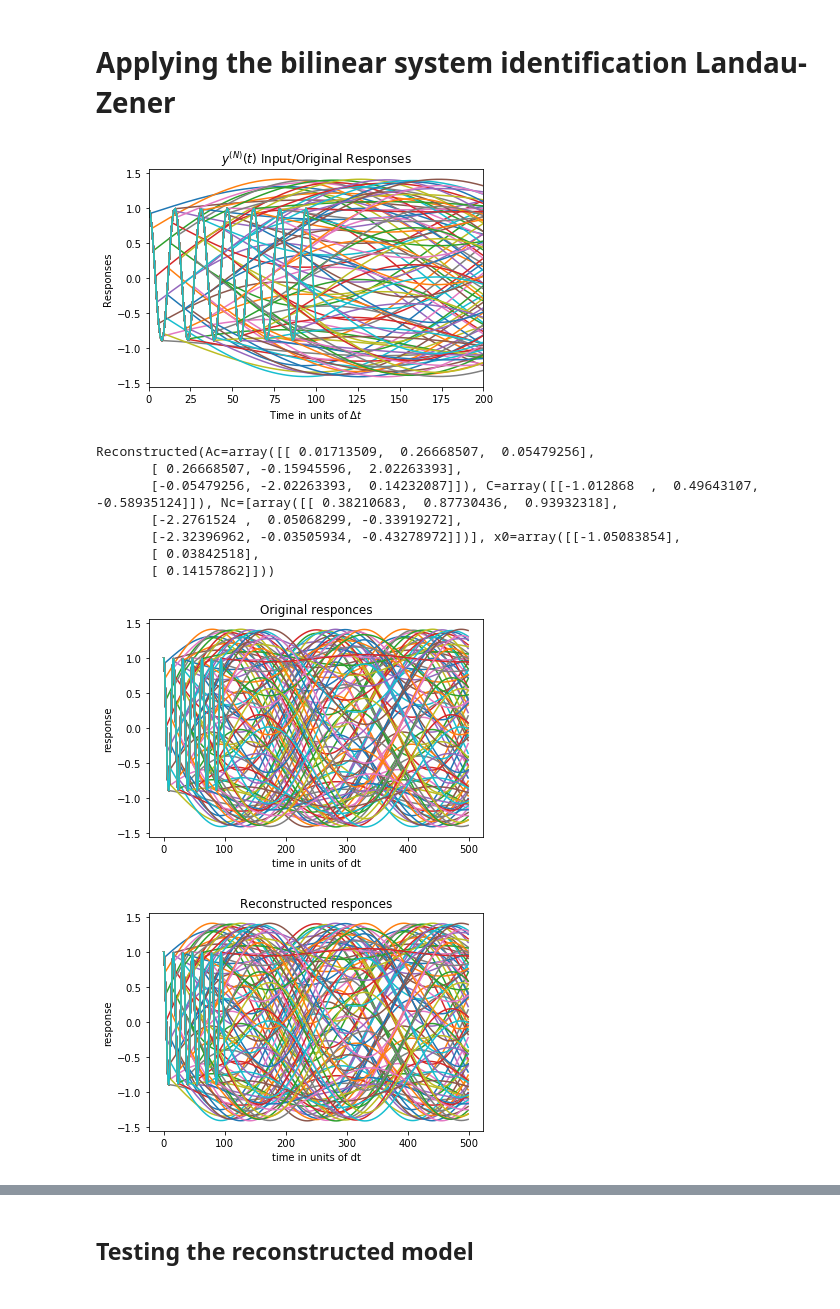
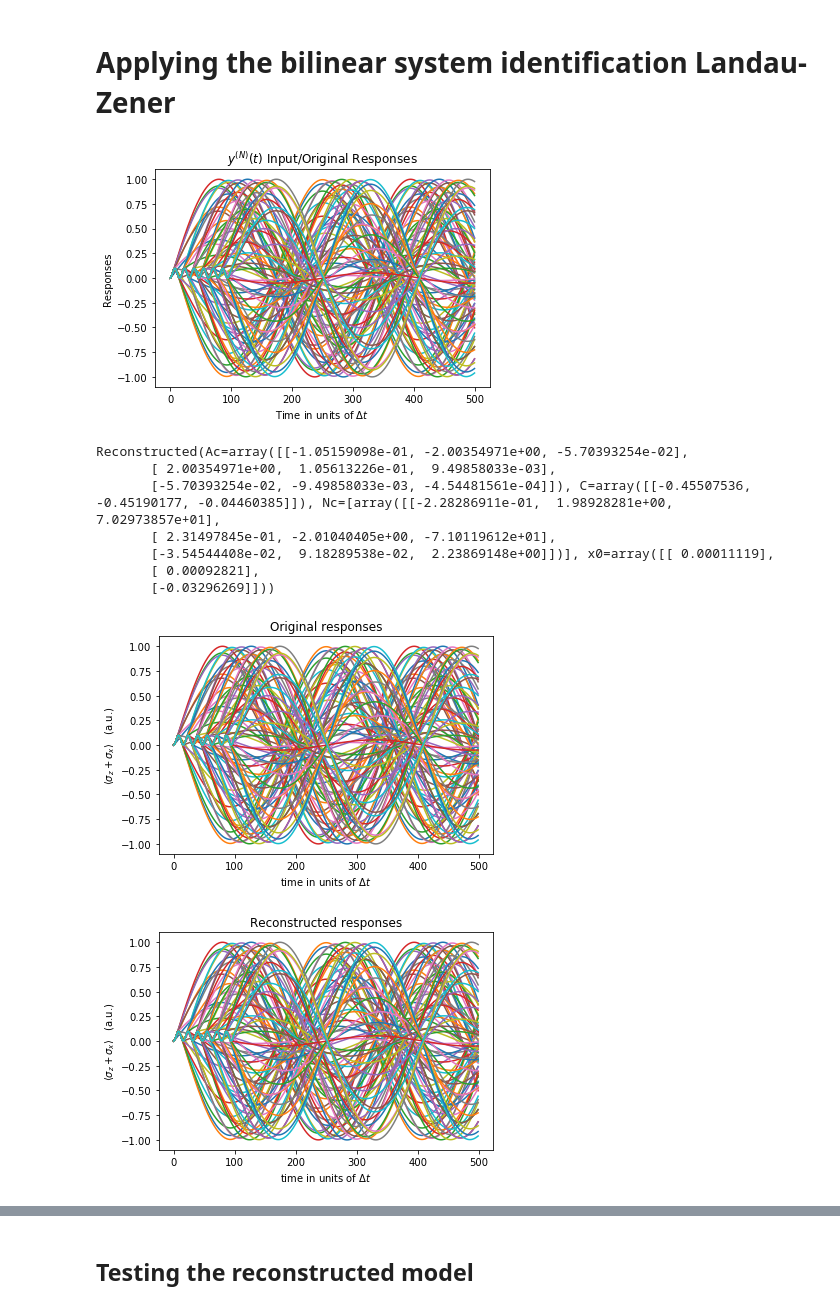
Before and after one commit to dibondar/QSystemIdentification, a Jupyter notebook: demo_bi_sys_landau_zeener.ipynb, the cells around one changed output, grey strips where cells are left out. Drawn from its saved outputs; the diff is of its cells as text; code cells hidden in the pictures.

```diff
--- a/demo_bi_sys_landau_zeener.ipynb
+++ b/demo_bi_sys_landau_zeener.ipynb
@@ -13,7 +13,7 @@ def get_quantum_expectation(pulse, times):
     Hamiltonian = [sigmaz(), [sigmax(), pulse]]
 
     return mesolve(
-        Hamiltonian, basis(2, 0), times, [], [sigmaz() + sigmax()]
+        Hamiltonian, basis(2, 0), times, [], [0.001 * sigmaz() + sigmax()]
     ).expect[0]
 # %%
 p = 100
@@ -33,13 +33,13 @@ original_responses = np.array(original_responses)
 # %%
 plt.title("$y^{(N)}(t)$ Input/Original Responses")
 plt.plot(original_responses.T)
 plt.xlabel("Time in units of $\Delta t$")
 plt.ylabel("Responses")
 plt.savefig('input.pdf')
-plt.xlim(0, 200)
+#plt.xlim(0, 200)
 plt.show()
 # %% [output]
-[figure, old version]
+[figure, new version]
 # %%
 reconstructed = bi_sys_id_my_version(
     original_responses,
@@ -52,30 +52,32 @@ reconstructed = bi_sys_id_my_version(
 # if isfor x in reconstructed]
 reconstructed
 # %% [output]
-Reconstructed(Ac=array([[ 0.01713509,  0.26668507,  0.05479256],
-       [ 0.26668507, -0.15945596,  2.02263393],
-       [-0.05479256, -2.02263393,  0.14232087]]), C=array([[-1.012868  ,  0.49643107, -0.58935124]]), Nc=[array([[ 0.38210683,  0.87730436,  0.93932318],
-       [-2.2761524 ,  0.05068299, -0.33919272],
-       [-2.32396962, -0.03505934, -0.43278972]])], x0=array([[-1.05083854],
-       [ 0.03842518],
-       [ 0.14157862]]))
+Reconstructed(Ac=array([[-1.05159098e-01, -2.00354971e+00, -5.70393254e-02],
+       [ 2.00354971e+00,  1.05613226e-01,  9.49858033e-03],
+       [-5.70393254e-02, -9.49858033e-03, -4.54481561e-04]]), C=array([[-0.45507536, -0.45190177, -0.04460385]]), Nc=[array([[-2.28286911e-01,  1.98928281e+00,  7.02973857e+01],
+       [ 2.31497845e-01, -2.01040405e+00, -7.10119612e+01],
+       [-3.54544408e-02,  9.18289538e-02,  2.23869148e+00]])], x0=array([[ 0.00011119],
+       [ 0.00092821],
+       [-0.03296269]]))
 # %%
 reconstructed_responses = get_training_responses(reconstructed, times, p, [F])
 # %%
-plt.title("Original responces")
+plt.title("Original responses")
 plt.plot(original_responses.T)
-plt.xlabel("time in units of dt")
-plt.ylabel("response")
+plt.xlabel("time in units of $\Delta t$")
+plt.ylabel("$\\langle \sigma_z + \sigma_x \\rangle$ \t(a.u.)")
+plt.savefig('input.pdf')
 plt.show()
 
-plt.title("Reconstructed responces")
+plt.title("Reconstructed responses")
 plt.plot(reconstructed_responses.T)
-plt.xlabel("time in units of dt")
-plt.ylabel("response")
+plt.xlabel("time in units of $\Delta t$")
+plt.ylabel("$\\langle \sigma_z + \sigma_x \\rangle$ \t(a.u.)")
+plt.savefig('response.pdf')
 plt.show()
 # %% [output]
-[figure, old version]
+[figure, new version]
-[figure, old version]
+[figure, new version]
 # %%
 plt.plot(reconstructed_responses.T, 'b')
 plt.plot(original_responses.T - reconstructed_responses.T.real, 'r')
```
Also changed, not shown: parts of 8 cells of this notebook, 3 other files.
